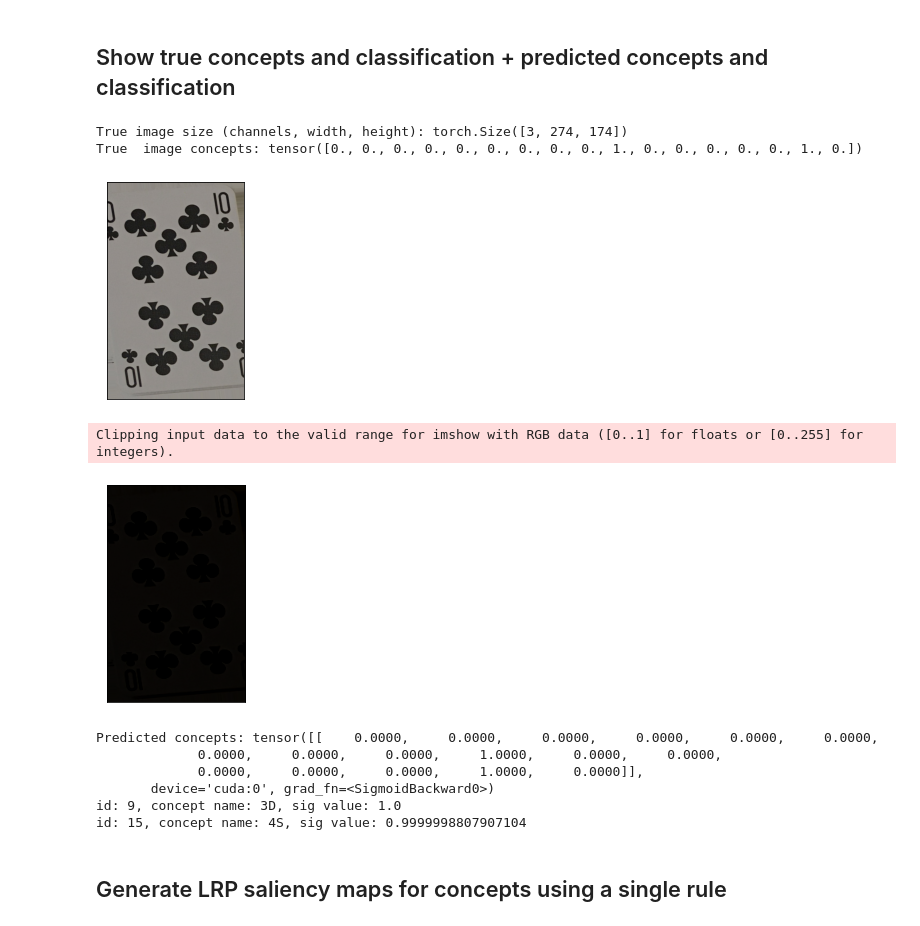
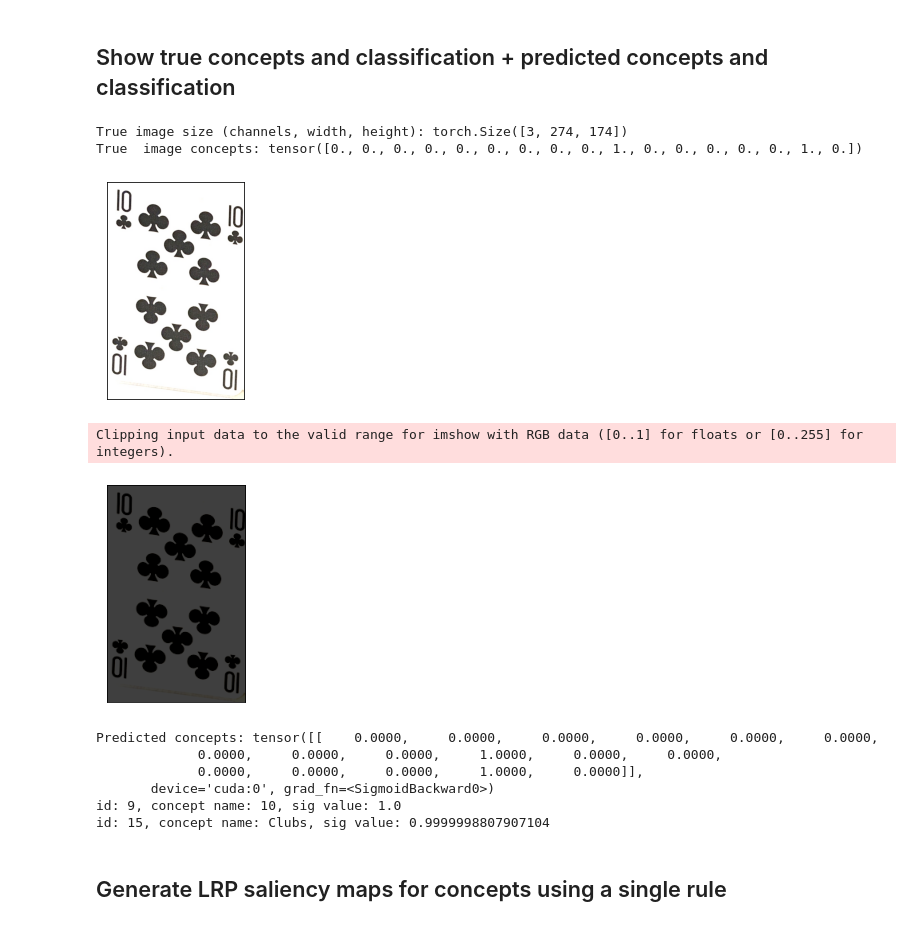
Before and after one commit to JackFurby/Playing-cards-CBM, a Jupyter notebook: playing_cards_concept_LRP.ipynb, the cells around one changed output. Cells and saved outputs as stored; diff of their text form; code cells hidden in the pictures.

```diff
--- a/playing_cards_concept_LRP.ipynb
+++ b/playing_cards_concept_LRP.ipynb
@@ -109,30 +110,30 @@ Sequential(
 # %% [markdown]
 ## Show true concepts and classification + predicted concepts and classification
 # %%
-imageId = 100
+imageId = 0
 
 images, labels, concepts, original_imgs = next(iter(val_loader))
 image, label = images[imageId].to(device), labels[imageId].to(device)
 
 # print / show input
 print("True image size (channels, width, height):", image.size())
 print("True  image concepts:", concepts[imageId])
 
 plt.xticks([])
 plt.yticks([])
 plt.imshow(original_imgs[imageId].squeeze().permute(1, 2, 0))
 plt.show()
 
 plt.xticks([])
 plt.yticks([])
 plt.imshow(images[imageId].squeeze().permute(1, 2, 0))
 plt.show()
 # %% [output]
 True image size (channels, width, height): torch.Size([3, 274, 174])
 True  image concepts: tensor([0., 0., 0., 0., 0., 0., 0., 0., 0., 1., 0., 0., 0., 0., 0., 1., 0.])
-[figure, old version]
+[figure, new version]
 Clipping input data to the valid range for imshow with RGB data ([0..1] for floats or [0..255] for integers).
-[figure, old version]
+[figure, new version]
 # %%
 image, label = images[imageId].to(device), labels[imageId].to(device)
 image = image.unsqueeze(0)
@@ -154,8 +155,8 @@ Predicted concepts: tensor([[    0.0000,     0.0000,     0.0000,     0.0000,
              0.0000,     0.0000,     0.0000,     1.0000,     0.0000,     0.0000,
              0.0000,     0.0000,     0.0000,     1.0000,     0.0000]],
        device='cuda:0', grad_fn=<SigmoidBackward0>)
-id: 9, concept name: 3D, sig value: 1.0
-id: 15, concept name: 4S, sig value: 0.9999998807907104
+id: 9, concept name: 10, sig value: 1.0
+id: 15, concept name: Clubs, sig value: 0.9999998807907104
 # %% [markdown]
 ## Generate LRP saliency maps for concepts using a single rule
 # %%
```
Also changed, not shown: parts of 2 cells of this notebook, 4 other files.
